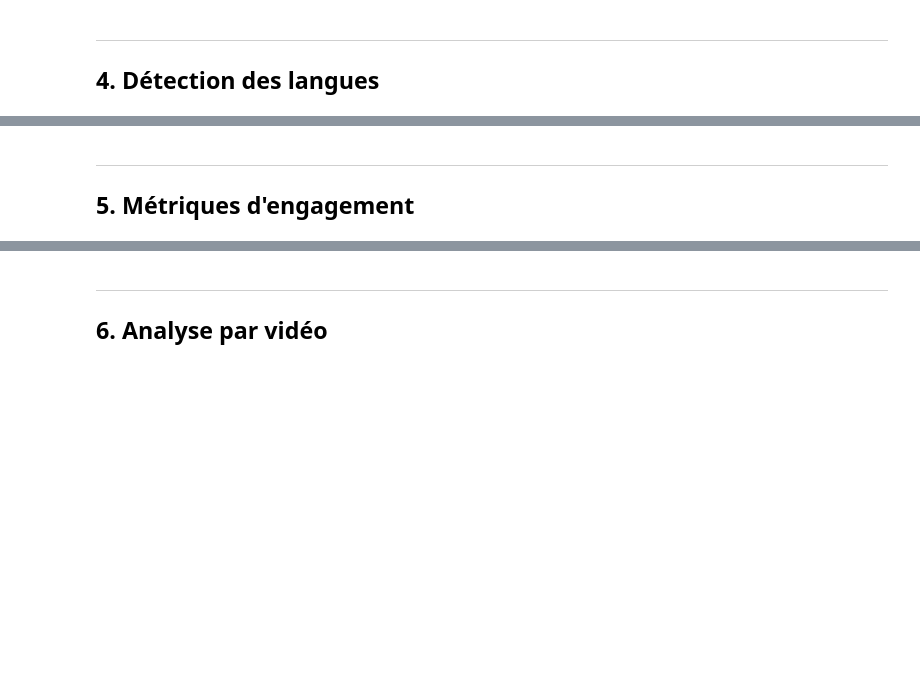
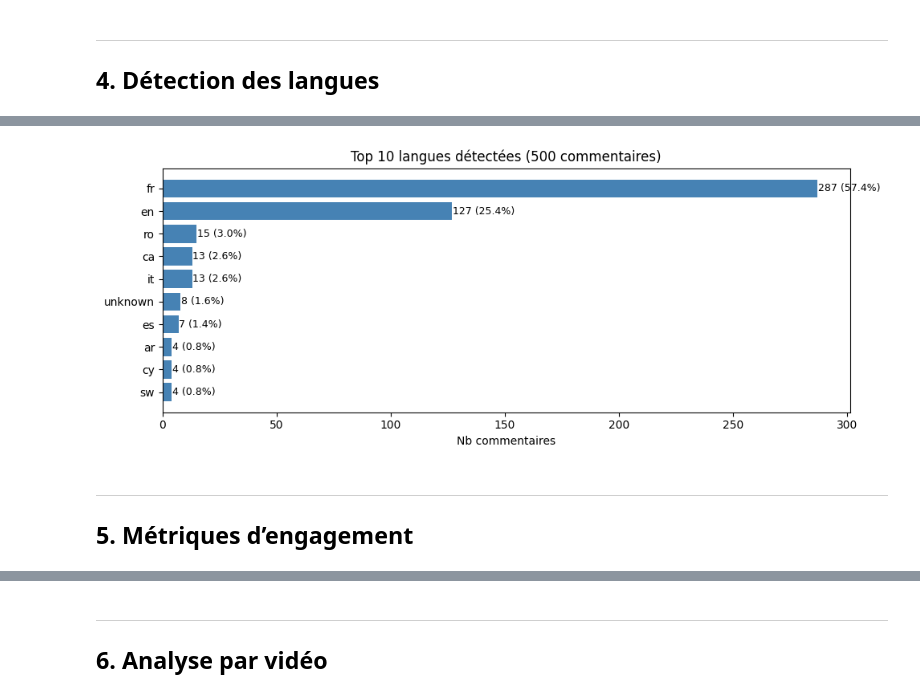
Before and after one commit to FerdinandMY/Analyse_Agentique_des_Videos_Youtube, a Jupyter notebook: notebooks/phase2_eda.ipynb, the cells around one changed output, grey strips where cells are left out. Drawn from its saved outputs; the diff is of its cells as text; code cells hidden in the pictures; blank space fills up the shorter version.

```diff
--- a/notebooks/phase2_eda.ipynb
+++ b/notebooks/phase2_eda.ipynb
@@ -157,16 +213,18 @@ print(lang_counts.head(10).to_string())
 # %%
 fig, ax = plt.subplots(figsize=(10, 4))
 top_langs = lang_counts.head(10)
-bars = ax.barh(top_langs.index[::-1], top_langs.values[::-1], color='steelblue')
-ax.set_title('Top 10 langues detectees (500 commentaires)')
-ax.set_xlabel('Nb commentaires')
+bars = ax.barh(top_langs.index[::-1], top_langs.values[::-1], color="steelblue")
+ax.set_title("Top 10 langues détectées (500 commentaires)")
+ax.set_xlabel("Nb commentaires")
 for bar, val in zip(bars, top_langs.values[::-1]):
-    ax.text(bar.get_width() + 0.3, bar.get_y() + bar.get_height()/2,
-            f'{val} ({100*val/sample_size:.1f}%)', va='center', fontsize=9)
+    ax.text(bar.get_width() + 0.3, bar.get_y() + bar.get_height() / 2,
+            f"{val} ({100*val/sample_size:.1f}%)", va="center", fontsize=9)
 plt.tight_layout()
-plt.savefig('../docs/phase2_data/fig_language_distribution.png', dpi=150, bbox_inches='tight')
+plt.savefig("../docs/phase2_data/fig_language_distribution.png", dpi=150, bbox_inches="tight")
 plt.show()
+# %% [output]
+[figure, added]
 # %% [markdown]
 ---
-## 5. Métriques d'engagement
+## 5. Métriques d’engagement
 # %%
```
Also changed, not shown: parts of 21 cells of this notebook, 5 other files.
